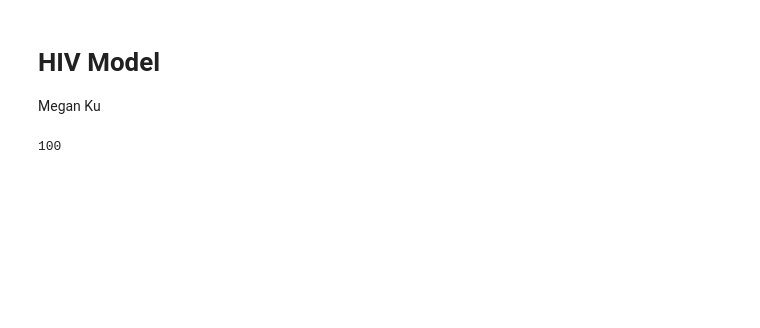
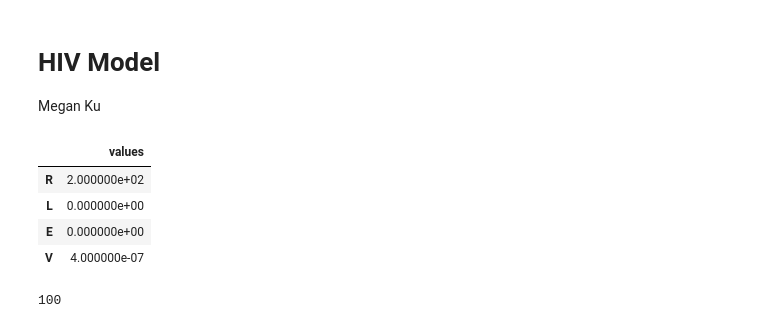
Before and after one commit to megku4u/ModSimPy, a Jupyter notebook: code/hiv_model.ipynb, the cells around one changed output. Cells and saved outputs as stored; diff of their text form; code cells hidden in the pictures; blank space fills up the shorter version.

```diff
--- a/code/hiv_model.ipynb
+++ b/code/hiv_model.ipynb
@@ -14,32 +14,43 @@ from modsim import *
 # %%
 #Define initial state variables
 
 R = 200
 L = 0
 E = 0
 V = 0.0000004
 
 #time step - don't use 1!
 dt = 0.01
+t_0 = 0
+t_end = 120
 
-state = State(R = 200,
-              L = 0,
-              E = 0,
-              V = 0.0000004)
 
-#Just a function that I put here and there when I want to reset the state
+
+'''#Just a function that I put here and there when I want to reset the state
 def reset_state():
     state = State(R = 200,
                   L = 0,
                   E = 0,
                   V = 0.0000004)
-    '''
-    R = activated, uninfected CD4 lymphocytes
-    L = latently infected cells
-    E = actively infected cells
-    V = Virions
-    '''
+
+    #R = activated, uninfected CD4 lymphocytes
+    #L = latently infected cells
+    #E = actively infected cells
+    #V = Virions
+
     return state
+init = reset_state()'''
+
+init = State(R = 200,
+              L = 0,
+              E = 0,
+              V = 0.0000004)
+# %% [output]
+|  | values |
+| R | 2.000000e+02 |
+| L | 0.000000e+00 |
+| E | 0.000000e+00 |
+| V | 4.000000e-07 |
 # %%
 Γ = 1.36
 μ = 1.36 * (10 ** (-3))
```
Also changed, not shown: parts of 8 cells of this notebook.
